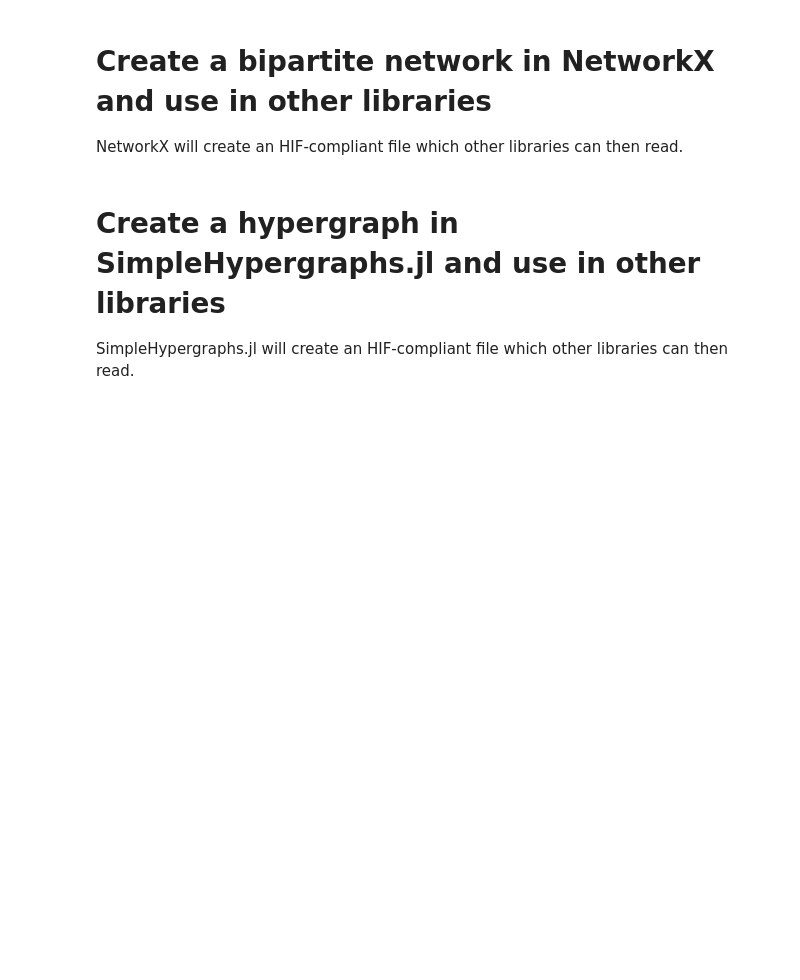
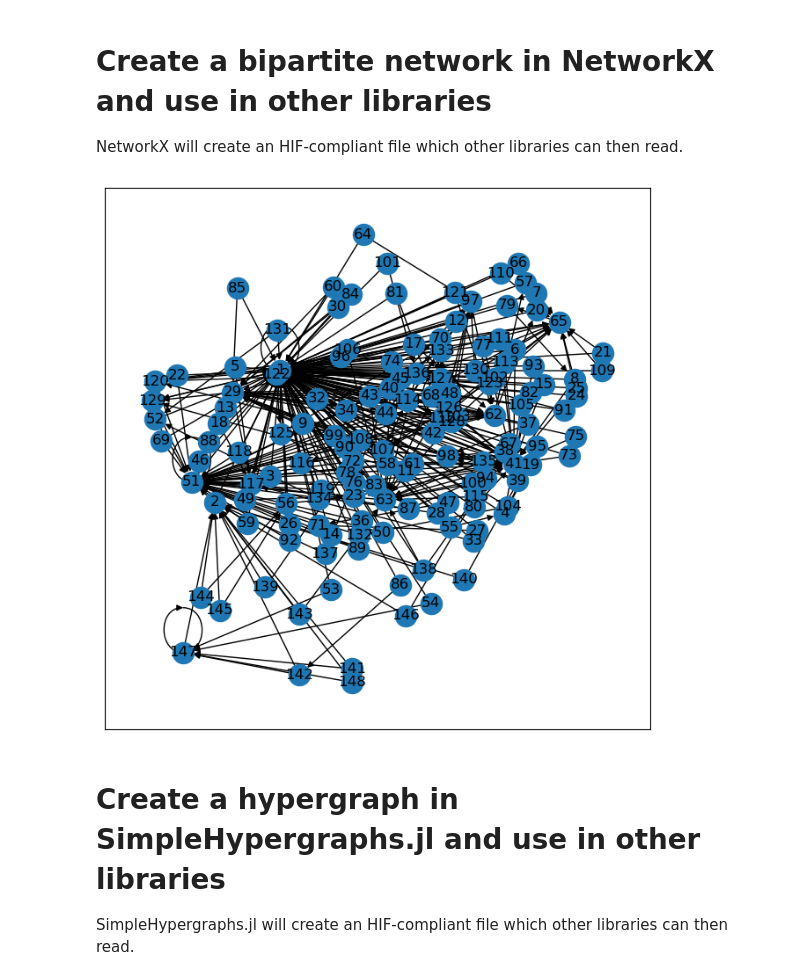
Before and after one commit to pszufe/HIF-standard, a Jupyter notebook: tutorials/integration.ipynb, the cells around one changed output. Saved outputs shown, nothing was run; the diff lists cells and outputs as text; code cells hidden in the pictures; blank space fills up the shorter version.

```diff
--- a/tutorials/integration.ipynb
+++ b/tutorials/integration.ipynb
@@ -50,6 +51,14 @@ See the caveats in the documentation: https://pandas.pydata.org/pandas-docs/stab
 # Create a bipartite network in NetworkX and use in other libraries
 
 NetworkX will create an HIF-compliant file which other libraries can then read.
+# %%
+G = nx_hif.read_hif("data/email-enron.json")#.to_undirected()
+top_nodes = {n for n, d in G.nodes(data=True) if d["bipartite"] == 0}
+X, Y = nx.bipartite.sets(G, top_nodes)
+G1 = G.subgraph(X)
+nx.draw_networkx(G1)
+# %% [output]
+[figure, added]
 # %% [markdown]
 # Create a hypergraph in SimpleHypergraphs.jl and use in other libraries
 
```
Also changed, not shown: parts of 1 cell of this notebook.
